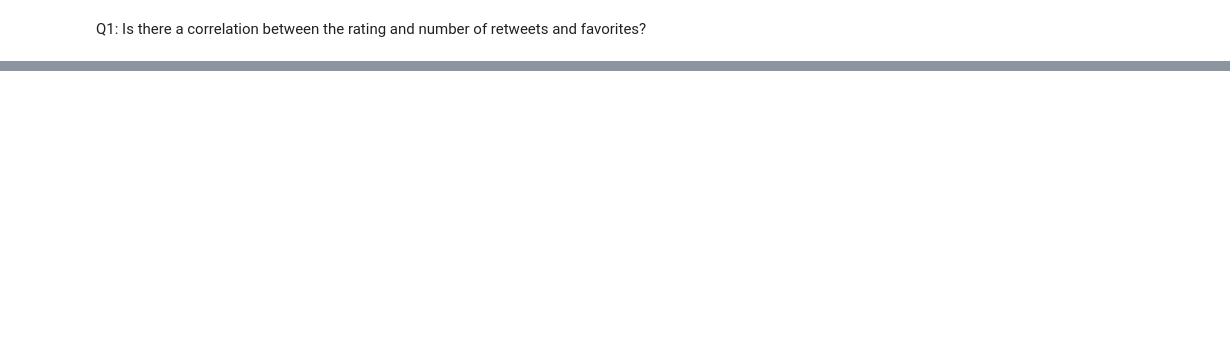
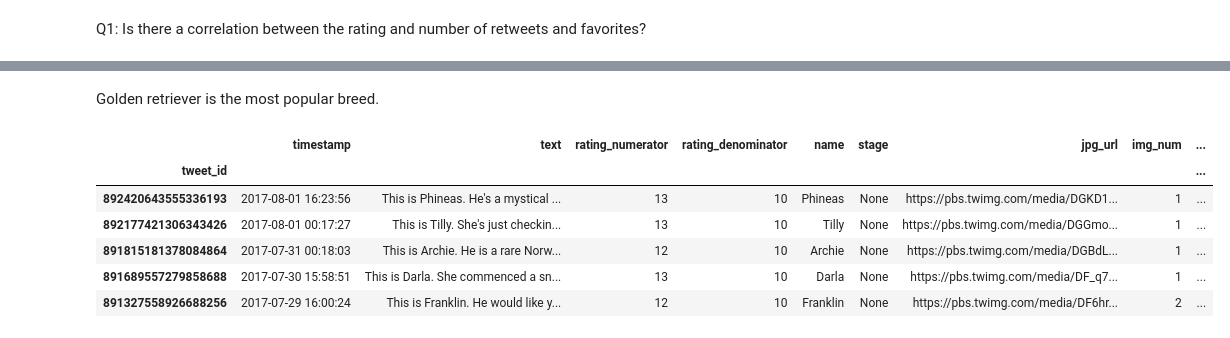
Before and after one commit to jgu1989/UdacityDataAnalystNanodegree, a Jupyter notebook: 4_Wrangle_Analyze/wrangle_act.ipynb, the cells around one changed output, grey strips where cells are left out. Cells and saved outputs as stored; diff of their text form; code cells hidden in the pictures; blank space fills up the shorter version.

```diff
--- a/4_Wrangle_Analyze/wrangle_act.ipynb
+++ b/4_Wrangle_Analyze/wrangle_act.ipynb
@@ -679,0 +743,12 @@ There is indeed a strong positive correlation between these two variables.
+# %% [markdown]
+Golden retriever is the most popular breed.
+# %%
+df_inner.head()
+# %% [output]
+|  | timestamp | text | rating_numerator | rating_denominator | name | stage | jpg_url | img_num | ... |
+| tweet_id |  |  |  |  |  |  |  |  | ... |
+| 892420643555336193 | 2017-08-01 16:23:56 | This is Phineas. He's a mystical ... | 13 | 10 | Phineas | None | https://pbs.twimg.com/media/DGKD1... | 1 | ... |
+| 892177421306343426 | 2017-08-01 00:17:27 | This is Tilly. She's just checkin... | 13 | 10 | Tilly | None | https://pbs.twimg.com/media/DGGmo... | 1 | ... |
+| 891815181378084864 | 2017-07-31 00:18:03 | This is Archie. He is a rare Norw... | 12 | 10 | Archie | None | https://pbs.twimg.com/media/DGBdL... | 1 | ... |
+| 891689557279858688 | 2017-07-30 15:58:51 | This is Darla. She commenced a sn... | 13 | 10 | Darla | None | https://pbs.twimg.com/media/DF_q7... | 1 | ... |
+| 891327558926688256 | 2017-07-29 16:00:24 | This is Franklin. He would like y... | 12 | 10 | Franklin | None | https://pbs.twimg.com/media/DF6hr... | 2 | ... |
```
Also changed, not shown: parts of 13 cells of this notebook.
